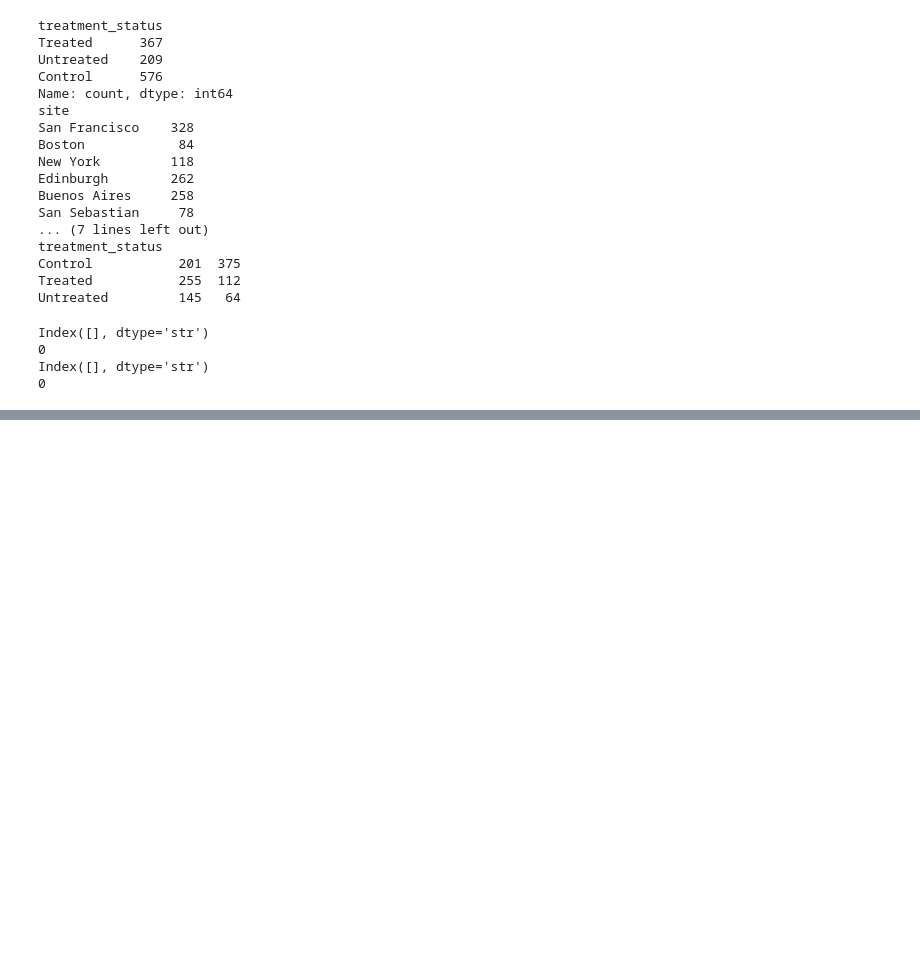
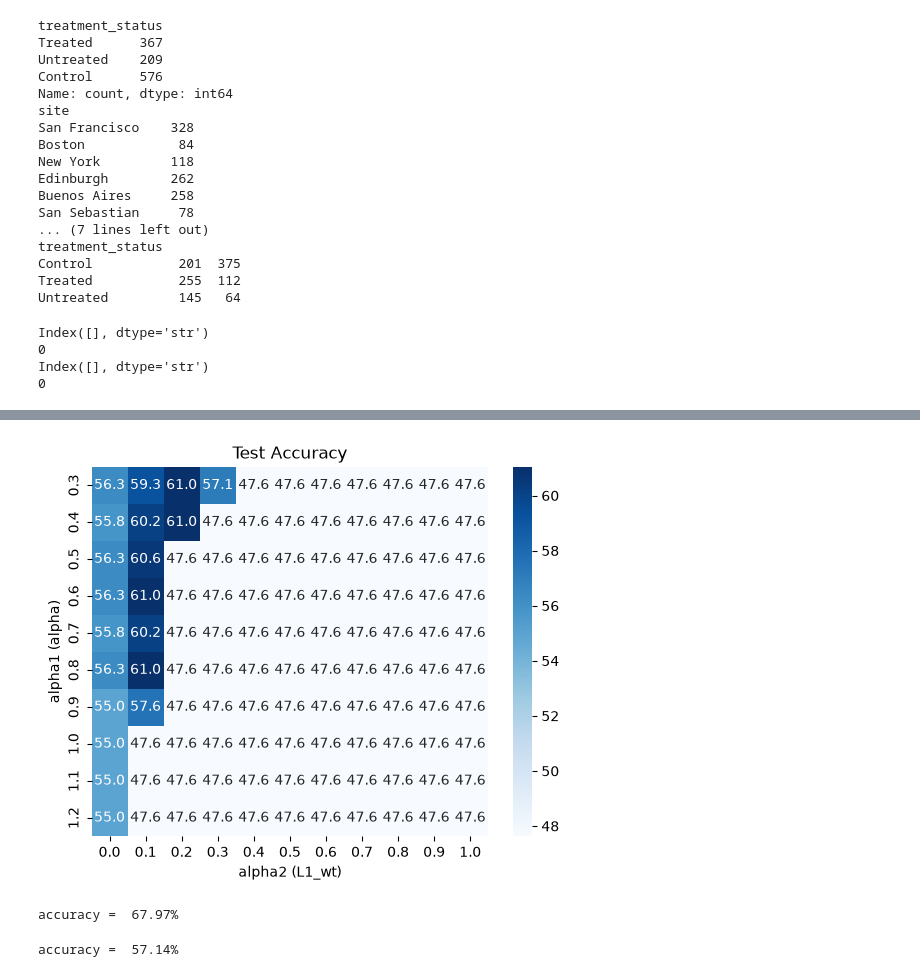
Before and after one commit to evelynsq/gut-microbiome-signature-multiple-sclerosis, a Jupyter notebook: DFs.ipynb, the cells around one changed output, grey strips where cells are left out. Drawn from its saved outputs; the diff is of its cells as text; code cells hidden in the pictures; blank space fills up the shorter version.

```diff
--- a/DFs.ipynb
+++ b/DFs.ipynb
@@ -376,0 +635,35 @@ data
+# %%
+my_model_genus = sm.GLM(y_train_2, X2_train_S, family = sm.families.Binomial())
+
+alpha1 = np.arange(0.3, 1.21, 0.1)
+alpha2 = np.arange(0.0, 1.01, 0.1)
+
+
+number_models = (len(alpha1) * len(alpha2))
+
+print(f"{number_models} will run")
+
+results_train_2 = np.zeros((len(alpha1), len(alpha2)))
+results_test_2 = np.zeros((len(alpha1), len(alpha2)))
+
+for i, a1 in enumerate(alpha1):
+    for j, a2 in enumerate(alpha2):
+
+        result_reg = my_model_genus.fit_regularized(method = 'elastic_net', alpha = a1, L1_wt = a2, maxiter = 10000)
+
+        probs_train  = result_reg.predict(X2_train_S)
+        probs_test  = result_reg.predict(X2_test_S)
+
+        probsR_train = np.round(probs_train)
+        probsR_test = np.round(probs_test)
+
+        Ypred_train  = probsR_train.astype(int)
+        Ypred_test  = probsR_test.astype(int)
+
+        acc_train = 100*np.mean(np.asarray(Ypred_train) == np.asarray(y_train_2))
+        acc_test = 100*np.mean(np.asarray(Ypred_test) == np.asarray(y_test_2))
+
+        results_train_2[i, j] = acc_train
+        results_test_2[i, j] = acc_test
+print(results_train_2)
+print(results_test_2)
@@ -376,0 +688,8 @@ data
+# %%
+sns.heatmap(results_test_2, annot = True, fmt = ".1f", cmap = "Blues", xticklabels = np.round(alpha2, 1), yticklabels = np.round(alpha1, 1))
+plt.xlabel("alpha2 (L1_wt)")
+plt.ylabel("alpha1 (alpha)")
+plt.title("Test Accuracy")
+plt.show()
+# %% [output]
+[figure, added]
@@ -376,0 +699,16 @@ data
+# %%
+predprobs   = reg_model_sex_genus.predict(X1_test_S )
+pred        = np.round(predprobs).astype(int)
+predictions = ['MS' if i==1 else 'Control' for i in pred]
+accuracy    = 100*(y_test == pred).mean()
+print(f'accuracy = {accuracy: .2f}%')
+# %% [output]
+accuracy =  67.97%
+# %%
+predprobs   = reg_model_genus.predict(X2_test_S )
+pred        = np.round(predprobs).astype(int)
+predictions = ['MS' if i==1 else 'Control' for i in pred]
+accuracy    = 100*(y_test_2 == pred).mean()
+print(f'accuracy = {accuracy: .2f}%')
+# %% [output]
+accuracy =  57.14%
```
Also changed, not shown: parts of 35 cells of this notebook, 8 other files.
